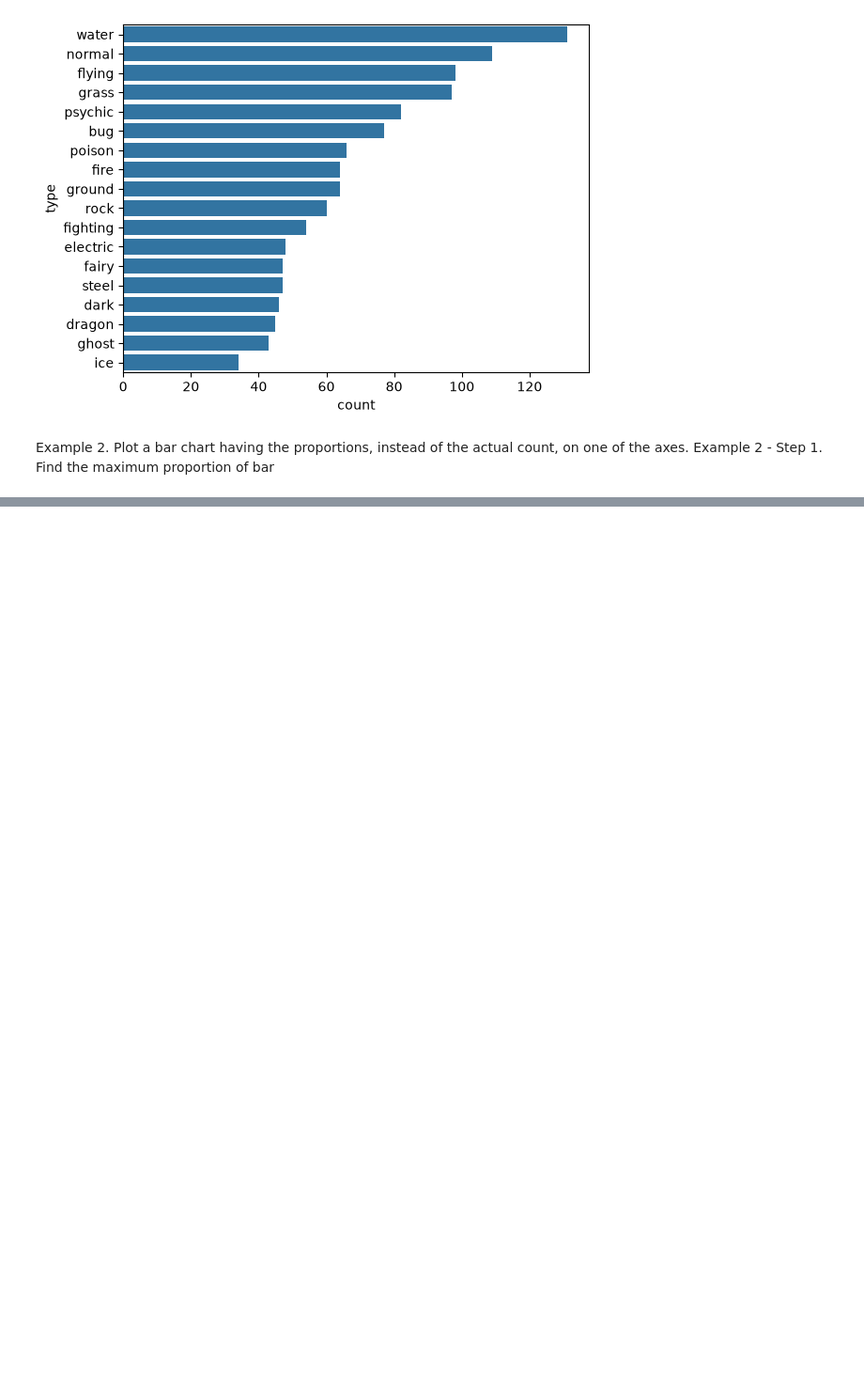
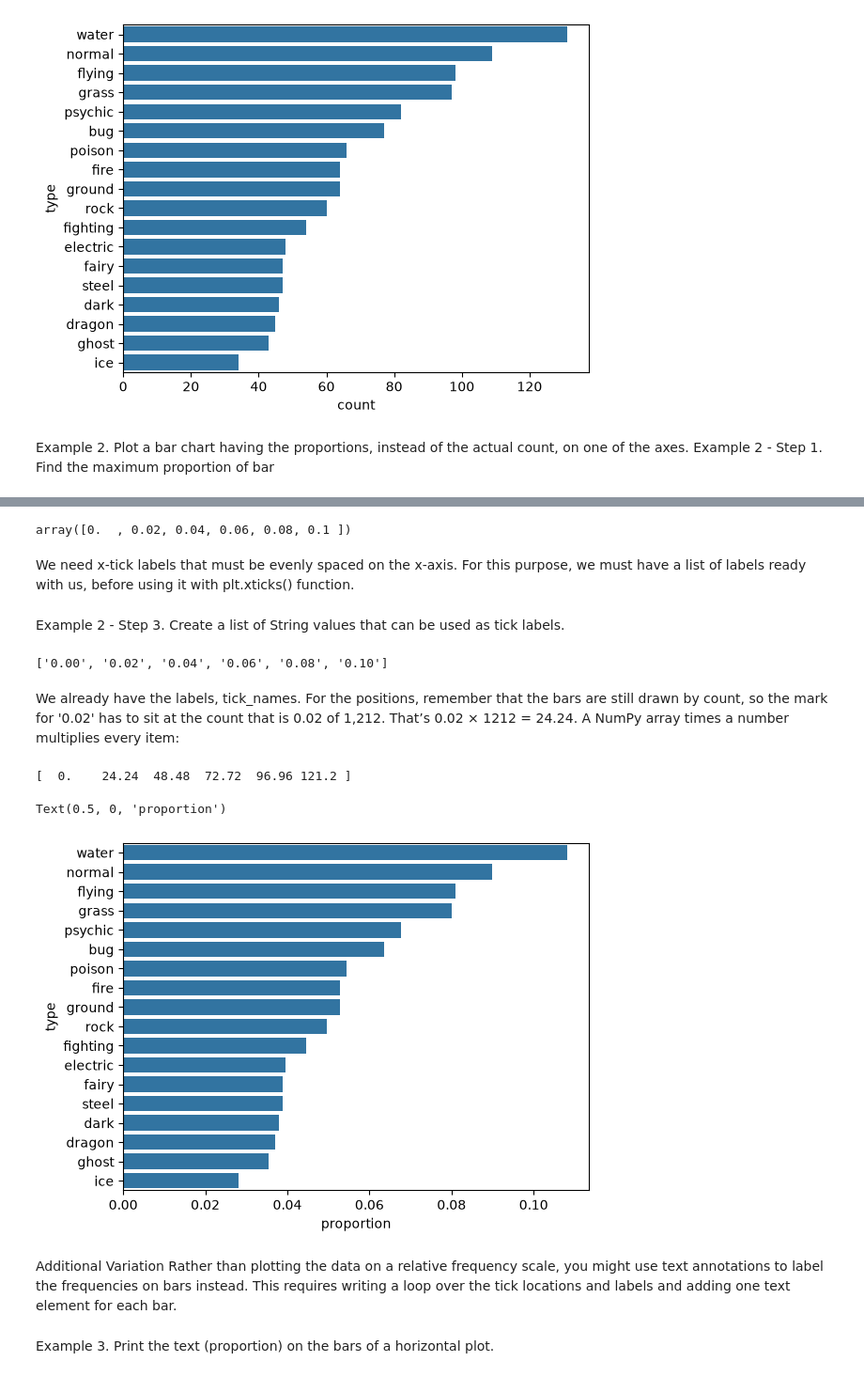
Before and after one commit to jjacque1/Learning-Numpy-in-JupyterNotebooks, a Jupyter notebook: bar_chart.ipynb, the cells around one changed output, grey strips where cells are left out. Shown at 94% size. Cells and saved outputs as stored; diff of their text form; code cells hidden in the pictures; blank space fills up the shorter version.

```diff
--- a/bar_chart.ipynb
+++ b/bar_chart.ipynb
@@ -296,0 +325,11 @@ Example 2 - Step 1. Find the maximum proportion of bar
+# %%
+# Return the highest frequency in the `type` column
+# iloc[0] retrieves the value at position 0 (the first item) in the Series
+
+max_type_count = type_counts.iloc[0]
+print(max_type_count)
+
+#or using the .max() method
+
+max_type_count = type_counts.max()
+print(max_type_count)
@@ -296,0 +339,8 @@ Example 2 - Step 1. Find the maximum proportion of bar
+# %%
+# Return the maximum proportion, or in other words,
+# compute the length of the longest bar in terms of the proportion
+
+#propotions is always part / whole
+
+max_prop = max_type_count / n_pokemon
+print(max_prop)
@@ -296,0 +351,41 @@ Example 2 - Step 1. Find the maximum proportion of bar
+# %%
+# Use numpy.arange() function to produce a set of evenly spaced proportioned values
+# between 0 and max_prop, with a step size 0.02
+
+tick_props = np.arange(0, max_prop, 0.02)
+tick_props
+# %% [output]
+array([0.  , 0.02, 0.04, 0.06, 0.08, 0.1 ])
+# %% [markdown]
+We need x-tick labels that must be evenly spaced on the x-axis. For this purpose, we must have a list of labels ready with us, before using it with plt.xticks() function.
+# %% [markdown]
+Example 2 - Step 3. Create a list of String values that can be used as tick labels.
+# %%
+# Use a list comprehension to create tick_names that we will apply to the tick labels.
+# Pick each element `v` from the `tick_props`, and convert it into a formatted string.
+# `{:0.2f}` denotes that before formatting, we 2 digits of precision and `f` is used to represent floating point number.
+# Refer [here](https://docs.python.org/2/library/string.html#format-string-syntax) for more details
+
+tick_names = ['{:0.2f}'.format(v) for v in tick_props]
+print(tick_names)
+# %% [output]
+['0.00', '0.02', '0.04', '0.06', '0.08', '0.10']
+# %% [markdown]
+We already have the labels, tick_names. For the positions, remember that the bars are still drawn by count, so the mark for '0.02' has to sit at the count that is 0.02 of 1,212. That’s 0.02 × 1212 = 24.24. A NumPy array times a number multiplies every item:
+# %%
+print(tick_props * n_pokemon)
+# %% [output]
+[  0.    24.24  48.48  72.72  96.96 121.2 ]
+# %%
+sb.countplot(data=pkmn_types, y='type', order=type_order)
+
+plt.xticks(tick_props * n_pokemon, tick_names)
+plt.xlabel('proportion')
+# %% [output]
+Text(0.5, 0, 'proportion')
+[figure, added]
+# %% [markdown]
+Additional Variation
+Rather than plotting the data on a relative frequency scale, you might use text annotations to label the frequencies on bars instead. This requires writing a loop over the tick locations and labels and adding one text element for each bar.
+# %% [markdown]
+Example 3. Print the text (proportion) on the bars of a horizontal plot.
```
Also changed, not shown: parts of 20 cells of this notebook.
